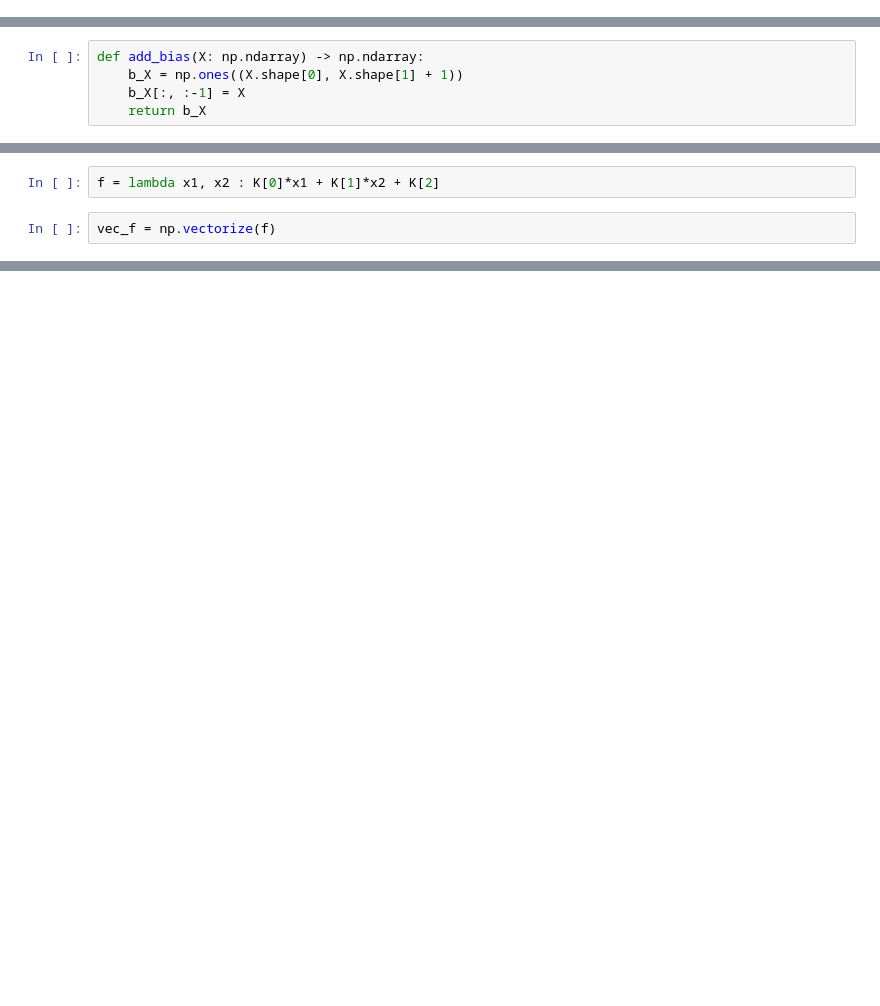
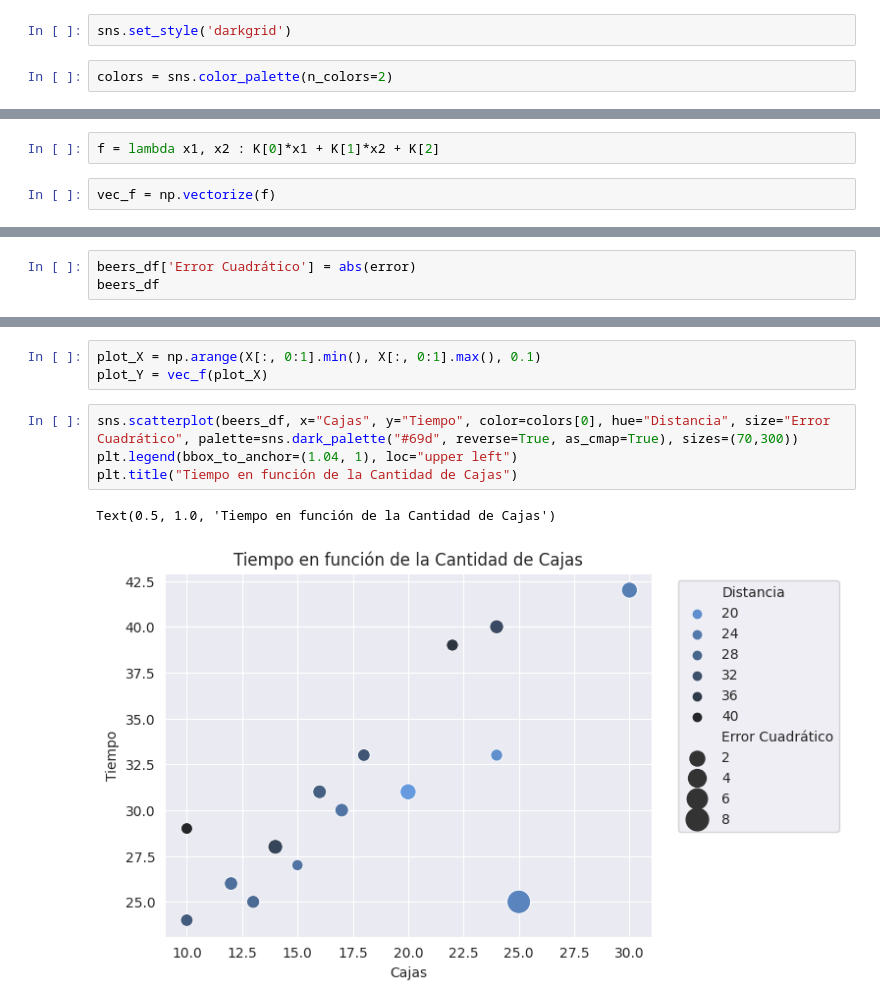
Before and after one commit to prausela/regressions, a Jupyter notebook: beers.ipynb, the cells around one changed output, grey strips where cells are left out. Cells and saved outputs as stored; diff of their text form; blank space fills up the shorter version.

Commit message:
feat: add correlation plots

```diff
--- a/beers.ipynb
+++ b/beers.ipynb
@@ -4,3 +6,7 @@ import numpy as np
+# %%
+sns.set_style('darkgrid')
+# %%
+colors = sns.color_palette(n_colors=2)
 # %%
 beers_df = pd.read_csv("./cervezas.csv", sep=";")
 beers_df
@@ -26,8 +33,3 @@ from min_sqrs import min_sqrs
-# %%
-def add_bias(X: np.ndarray) -> np.ndarray:
-    b_X = np.ones((X.shape[0], X.shape[1] + 1))
-    b_X[:, :-1] = X
-    return b_X
 # %%
 X = beers_df[["Cajas", "Distancia"]].to_numpy()
 X = add_bias(X)
@@ -129,0 +132,3 @@ mse
+# %%
+beers_df['Error Cuadrático'] = abs(error)
+beers_df
@@ -129,0 +193,10 @@ mse
+# %%
+plot_X = np.arange(X[:, 0:1].min(), X[:, 0:1].max(), 0.1)
+plot_Y = vec_f(plot_X)
+# %%
+sns.scatterplot(beers_df, x="Cajas", y="Tiempo", color=colors[0], hue="Distancia", size="Error Cuadrático", palette=sns.dark_palette("#69d", reverse=True, as_cmap=True), sizes=(70,300))
+plt.legend(bbox_to_anchor=(1.04, 1), loc="upper left")
+plt.title("Tiempo en función de la Cantidad de Cajas")
+# %% [output]
+Text(0.5, 1.0, 'Tiempo en función de la Cantidad de Cajas')
+[figure, added]
```
Also changed, not shown: parts of 16 cells of this notebook.
